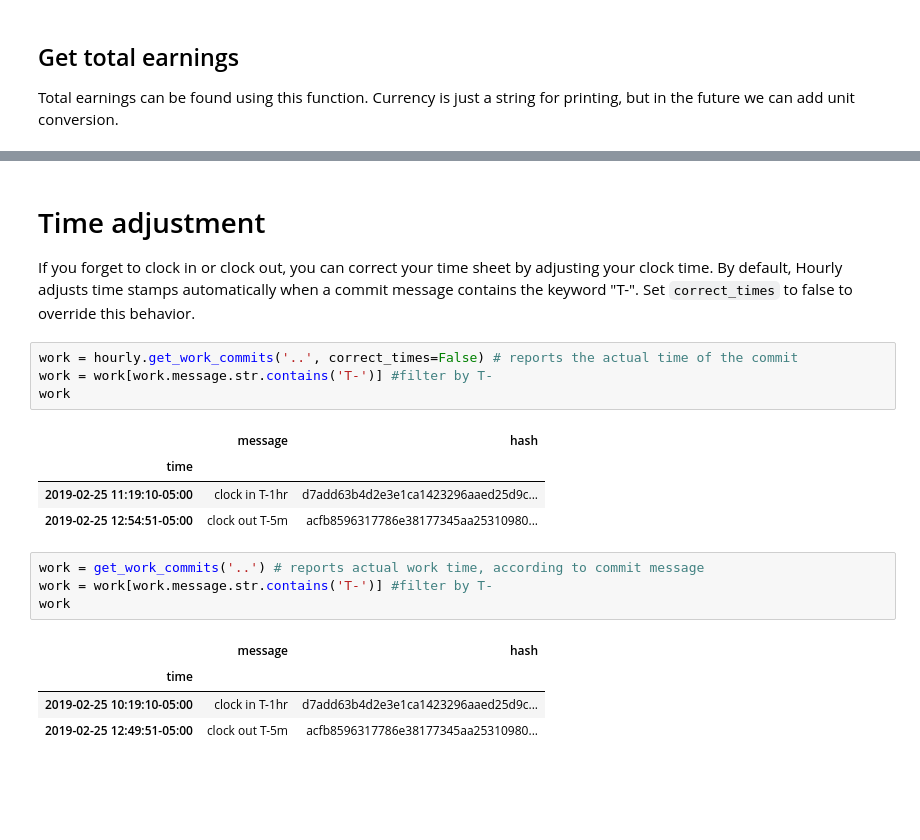
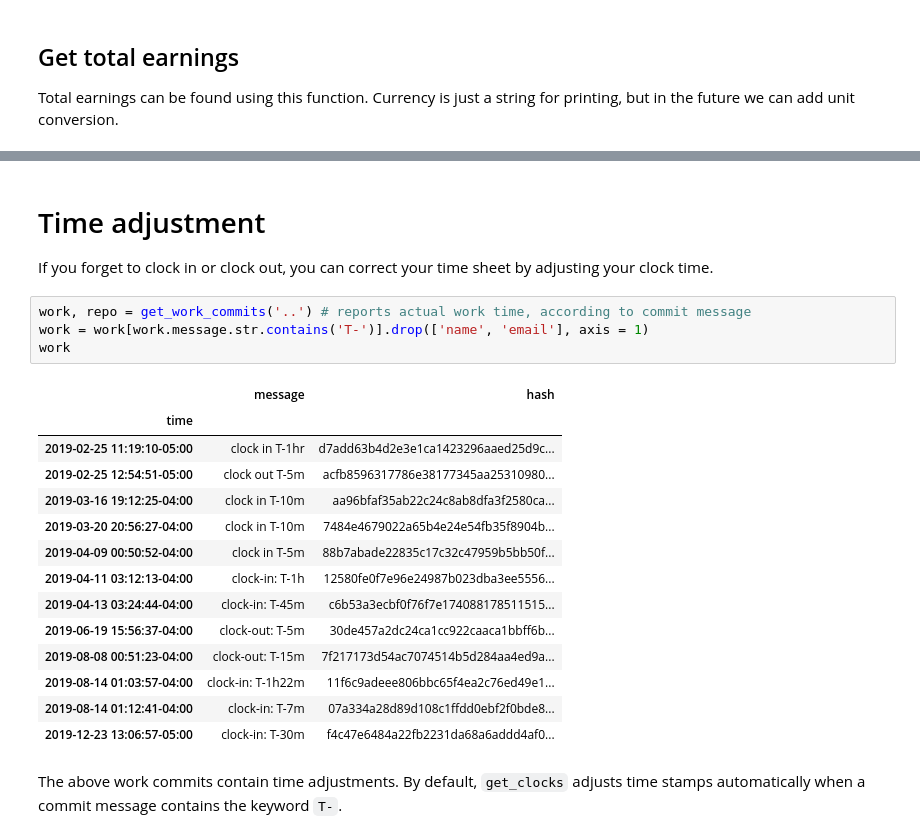
Before and after one commit to asherp/hourly, a Jupyter notebook: docs/README.ipynb, the cells around one changed output, grey strips where cells are left out. Drawn from its saved outputs; the diff is of its cells as text; blank space fills up the shorter version.

Commit message:
clock-out

````diff
--- a/docs/README.ipynb
+++ b/docs/README.ipynb
@@ -107,22 +151,25 @@ hourly.get_earnings(labor, wage = 30, currency = 'USD')
 # %% [markdown]
 # Time adjustment
 
-If you forget to clock in or clock out, you can correct your time sheet by adjusting your clock time. By default, Hourly adjusts time stamps automatically when a commit message contains the keyword "T-". Set ```correct_times``` to false to override this behavior.
+If you forget to clock in or clock out, you can correct your time sheet by adjusting your clock time.
 # %%
-work = hourly.get_work_commits('..', correct_times=False) # reports the actual time of the commit
-work = work[work.message.str.contains('T-')] #filter by T-
+work, repo = get_work_commits('..') # reports actual work time, according to commit message
+work = work[work.message.str.contains('T-')].drop(['name', 'email'], axis = 1)
 work
 # %% [output]
 |  | message | hash |
 | time |  |  |
 | 2019-02-25 11:19:10-05:00 | clock in T-1hr | d7add63b4d2e3e1ca1423296aaed25d9c... |
 | 2019-02-25 12:54:51-05:00 | clock out T-5m | acfb8596317786e38177345aa25310980... |
+| 2019-03-16 19:12:25-04:00 | clock in T-10m | aa96bfaf35ab22c24c8ab8dfa3f2580ca... |
+| 2019-03-20 20:56:27-04:00 | clock in T-10m | 7484e4679022a65b4e24e54fb35f8904b... |
+| 2019-04-09 00:50:52-04:00 | clock in T-5m | 88b7abade22835c17c32c47959b5bb50f... |
+| 2019-04-11 03:12:13-04:00 | clock-in: T-1h | 12580fe0f7e96e24987b023dba3ee5556... |
+| 2019-04-13 03:24:44-04:00 | clock-in: T-45m | c6b53a3ecbf0f76f7e174088178511515... |
+| 2019-06-19 15:56:37-04:00 | clock-out: T-5m | 30de457a2dc24ca1cc922caaca1bbff6b... |
+| 2019-08-08 00:51:23-04:00 | clock-out: T-15m | 7f217173d54ac7074514b5d284aa4ed9a... |
+| 2019-08-14 01:03:57-04:00 | clock-in: T-1h22m | 11f6c9adeee806bbc65f4ea2c76ed49e1... |
+| 2019-08-14 01:12:41-04:00 | clock-in: T-7m | 07a334a28d89d108c1ffdd0ebf2f0bde8... |
+| 2019-12-23 13:06:57-05:00 | clock-in: T-30m | f4c47e6484a22fb2231da68a6addd4af0... |
-# %%
-work = get_work_commits('..') # reports actual work time, according to commit message
-work = work[work.message.str.contains('T-')] #filter by T-
-work
-# %% [output]
-|  | message | hash |
-| time |  |  |
-| 2019-02-25 10:19:10-05:00 | clock in T-1hr | d7add63b4d2e3e1ca1423296aaed25d9c... |
-| 2019-02-25 12:49:51-05:00 | clock out T-5m | acfb8596317786e38177345aa25310980... |
+# %% [markdown]
+The above work commits contain time adjustments. By default, `get_clocks` adjusts time stamps automatically when a commit message contains the keyword `T-`.
````
Also changed, not shown: parts of 30 cells of this notebook, 11 other files.
